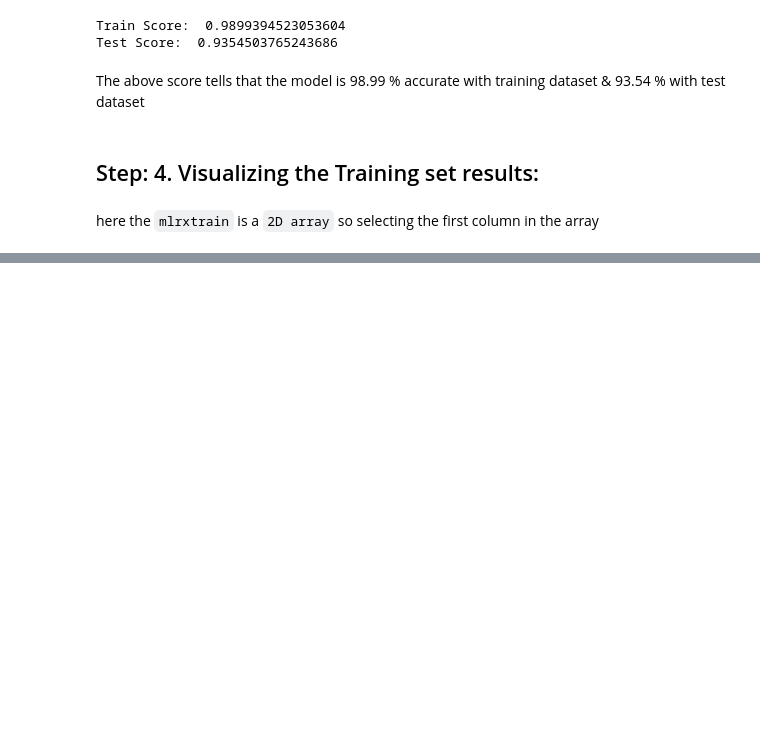
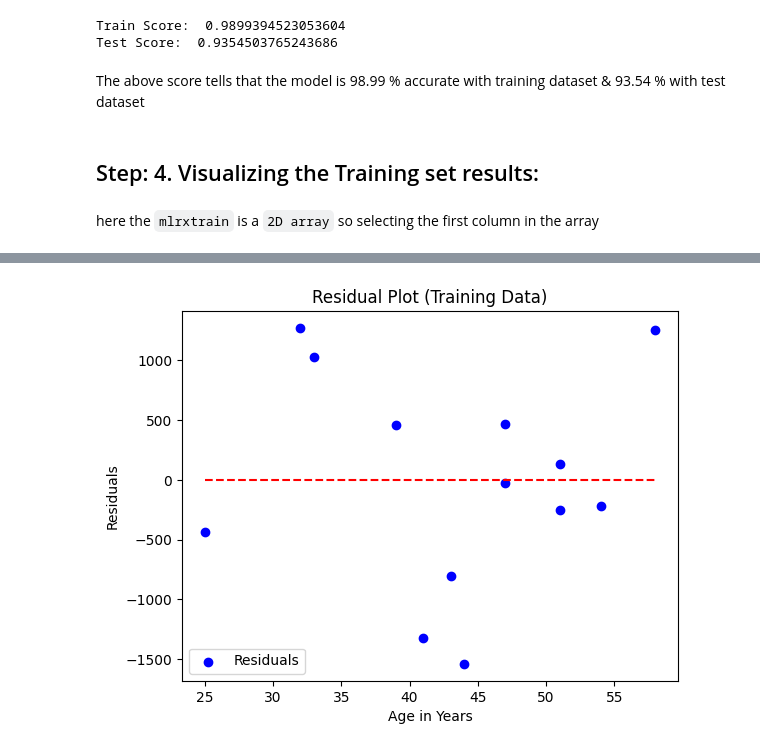
Before and after one commit to Imrkraghu/Rohit_AI_ML, a Jupyter notebook: Rohit_AI_ML/AI_algorithms/regressionanalysis.ipynb, the cells around one changed output, grey strips where cells are left out. Saved outputs shown, nothing was run; the diff lists cells and outputs as text; code cells hidden in the pictures; blank space fills up the shorter version.

Commit message:
mlr added residual

```diff
--- a/Rohit_AI_ML/AI_algorithms/regressionanalysis.ipynb
+++ b/Rohit_AI_ML/AI_algorithms/regressionanalysis.ipynb
@@ -296,0 +303,13 @@ plt.show()
+# %%
+residuals = mlrytrain - mlrypred
+# Scatter plot of residuals
+plt.scatter(mlrxtrain[:, 0], residuals, color="blue", label="Residuals")
+plt.hlines(y=0, xmin=mlrxtrain[:, 0].min(), xmax=mlrxtrain[:, 0].max(), colors='red', linestyles='--')
+plt.title("Residual Plot (Training Data)")
+plt.xlabel("Age in Years")
+plt.ylabel("Residuals")
+plt.legend()
+# Show the plot
+plt.show()
+# %% [output]
+[figure, added]
```
Also changed, not shown: parts of 2 cells of this notebook.
